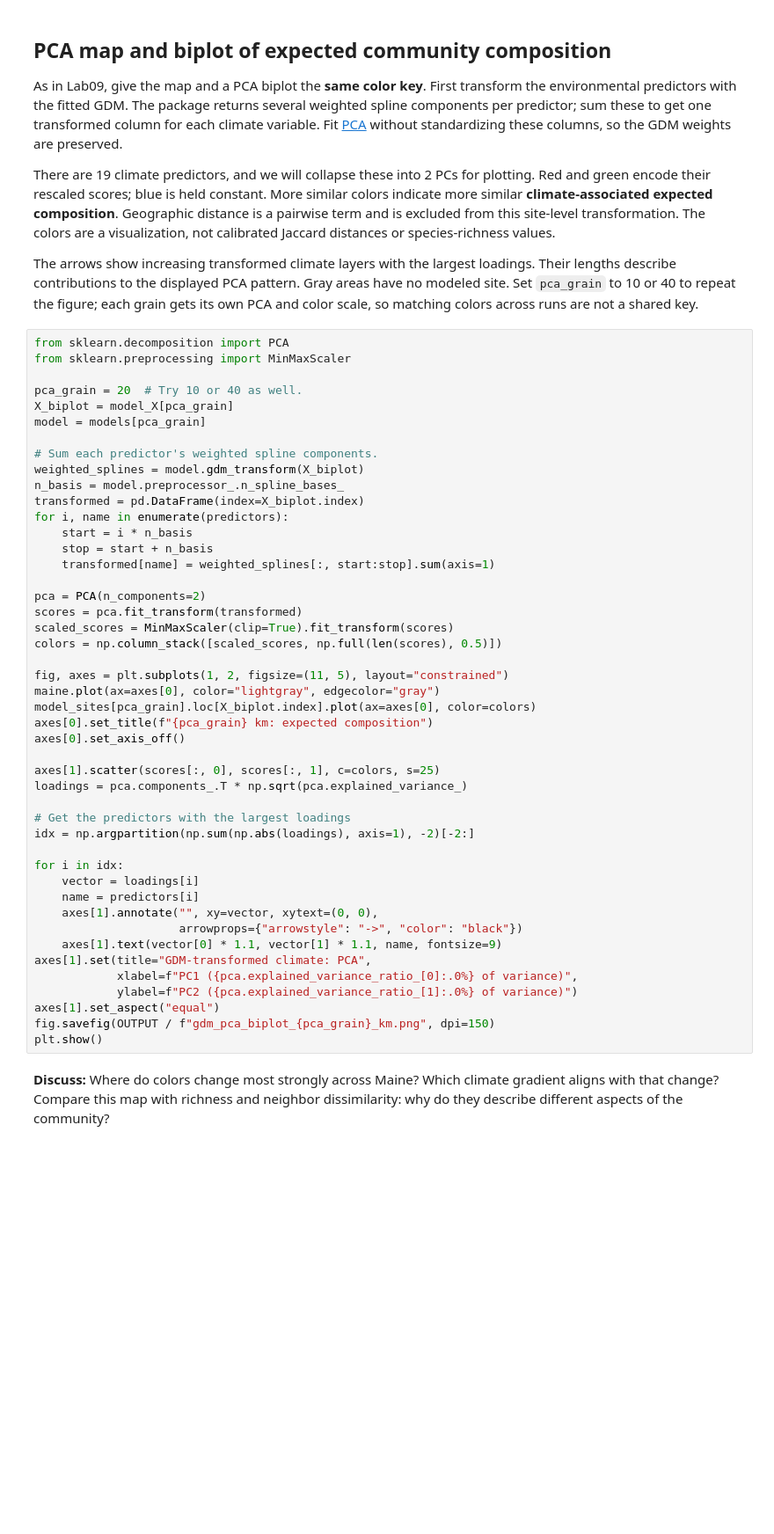
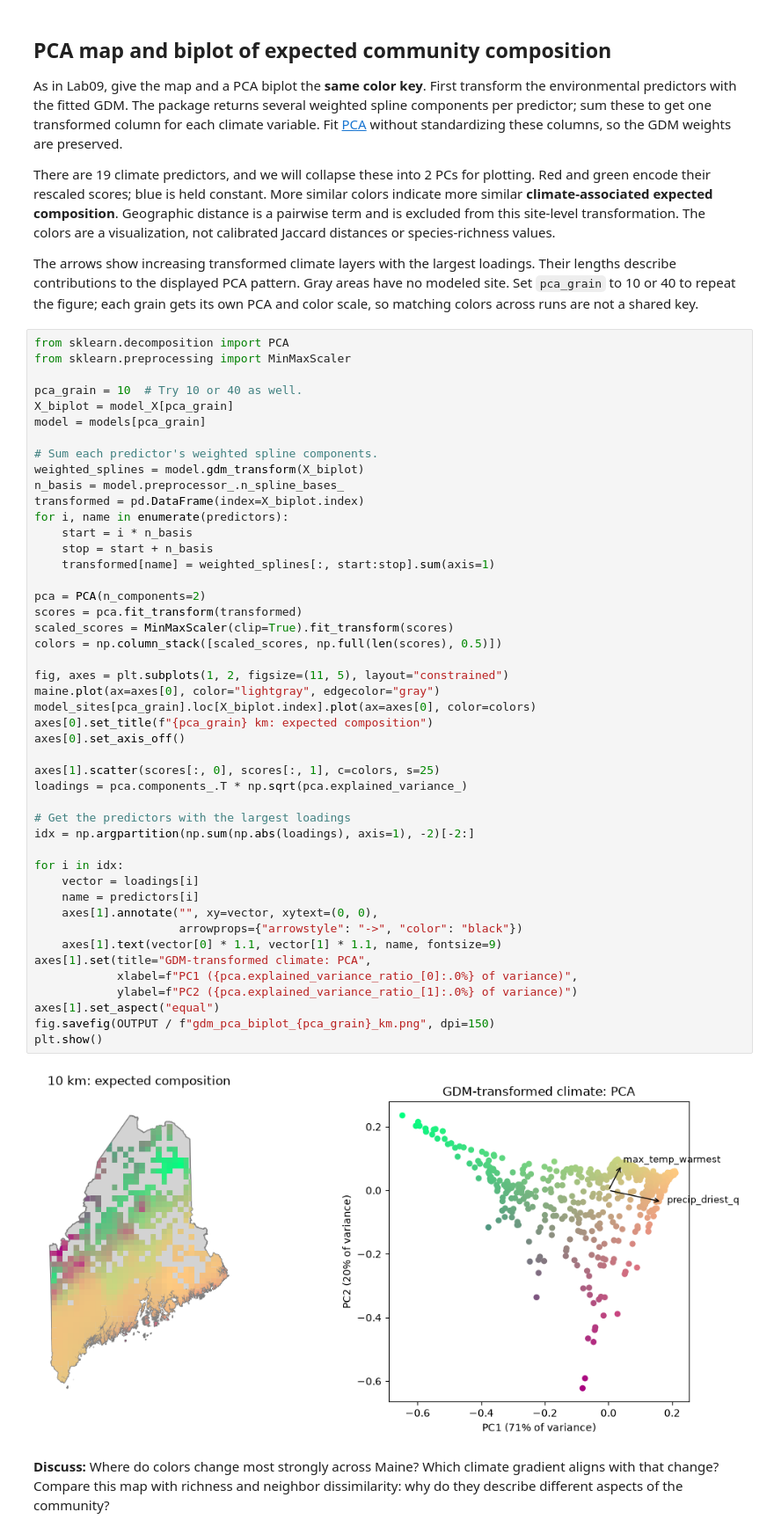
Before and after one commit to elizadstein/BIO597-SpatialBiodiversity, a Jupyter notebook: docs/labs/Lab11-SpatialCommunityComposition.ipynb, the cells around one changed output. Shown at 88% size. Cells and saved outputs as stored; diff of their text form; blank space fills up the shorter version.

```diff
--- a/docs/labs/Lab11-SpatialCommunityComposition.ipynb
+++ b/docs/labs/Lab11-SpatialCommunityComposition.ipynb
@@ -526,7 +674,7 @@ its own PCA and color scale, so matching colors across runs are not a shared key
 from sklearn.decomposition import PCA
 from sklearn.preprocessing import MinMaxScaler
 
-pca_grain = 20  # Try 10 or 40 as well.
+pca_grain = 10  # Try 10 or 40 as well.
 X_biplot = model_X[pca_grain]
 model = models[pca_grain]
 
@@ -541,33 +689,35 @@ for i, name in enumerate(predictors):
 
 pca = PCA(n_components=2)
 scores = pca.fit_transform(transformed)
 scaled_scores = MinMaxScaler(clip=True).fit_transform(scores)
 colors = np.column_stack([scaled_scores, np.full(len(scores), 0.5)])
 
 fig, axes = plt.subplots(1, 2, figsize=(11, 5), layout="constrained")
 maine.plot(ax=axes[0], color="lightgray", edgecolor="gray")
 model_sites[pca_grain].loc[X_biplot.index].plot(ax=axes[0], color=colors)
 axes[0].set_title(f"{pca_grain} km: expected composition")
 axes[0].set_axis_off()
 
 axes[1].scatter(scores[:, 0], scores[:, 1], c=colors, s=25)
 loadings = pca.components_.T * np.sqrt(pca.explained_variance_)
 
 # Get the predictors with the largest loadings
 idx = np.argpartition(np.sum(np.abs(loadings), axis=1), -2)[-2:]
 
 for i in idx:
     vector = loadings[i]
     name = predictors[i]
     axes[1].annotate("", xy=vector, xytext=(0, 0),
                      arrowprops={"arrowstyle": "->", "color": "black"})
     axes[1].text(vector[0] * 1.1, vector[1] * 1.1, name, fontsize=9)
 axes[1].set(title="GDM-transformed climate: PCA",
             xlabel=f"PC1 ({pca.explained_variance_ratio_[0]:.0%} of variance)",
             ylabel=f"PC2 ({pca.explained_variance_ratio_[1]:.0%} of variance)")
 axes[1].set_aspect("equal")
 fig.savefig(OUTPUT / f"gdm_pca_biplot_{pca_grain}_km.png", dpi=150)
 plt.show()
+# %% [output]
+[figure, added]
 # %% [markdown]
 **Discuss:** Where do colors change most strongly across Maine? Which climate
 gradient aligns with that change? Compare this map with richness and neighbor
```
Also changed, not shown: parts of 19 cells of this notebook, 1 other file.
